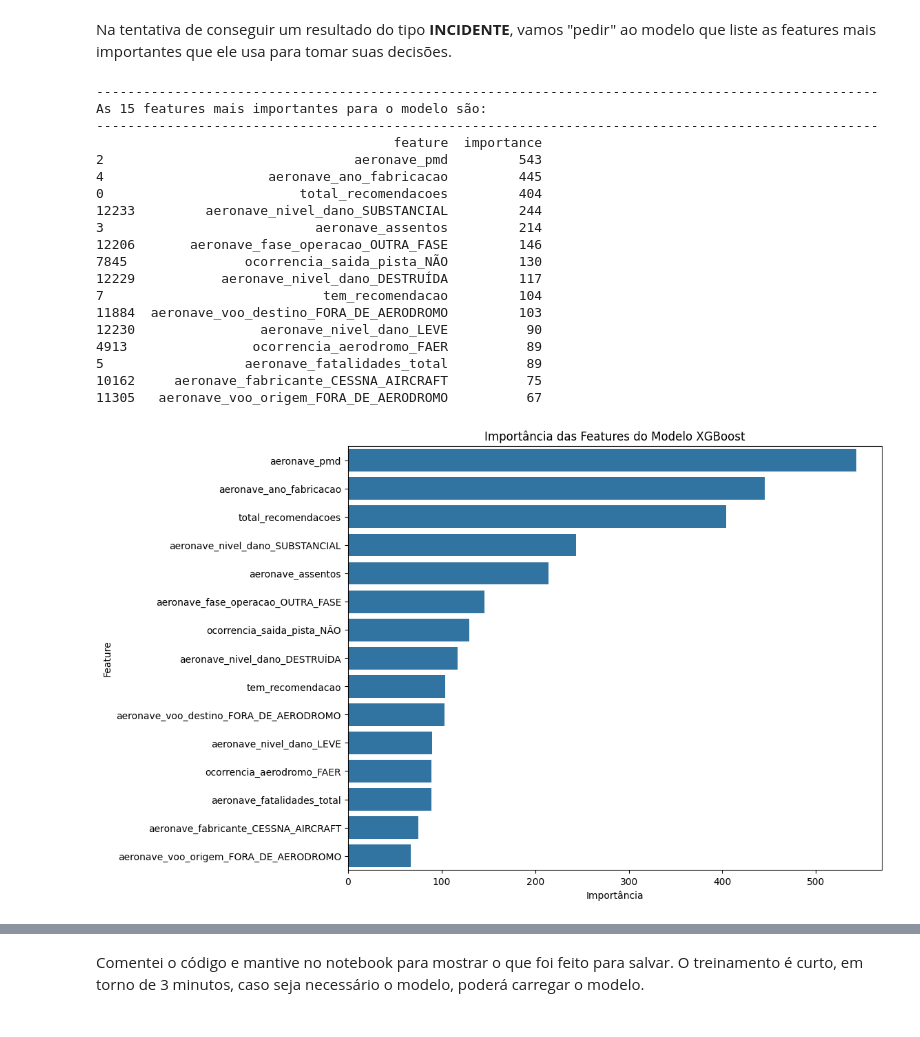
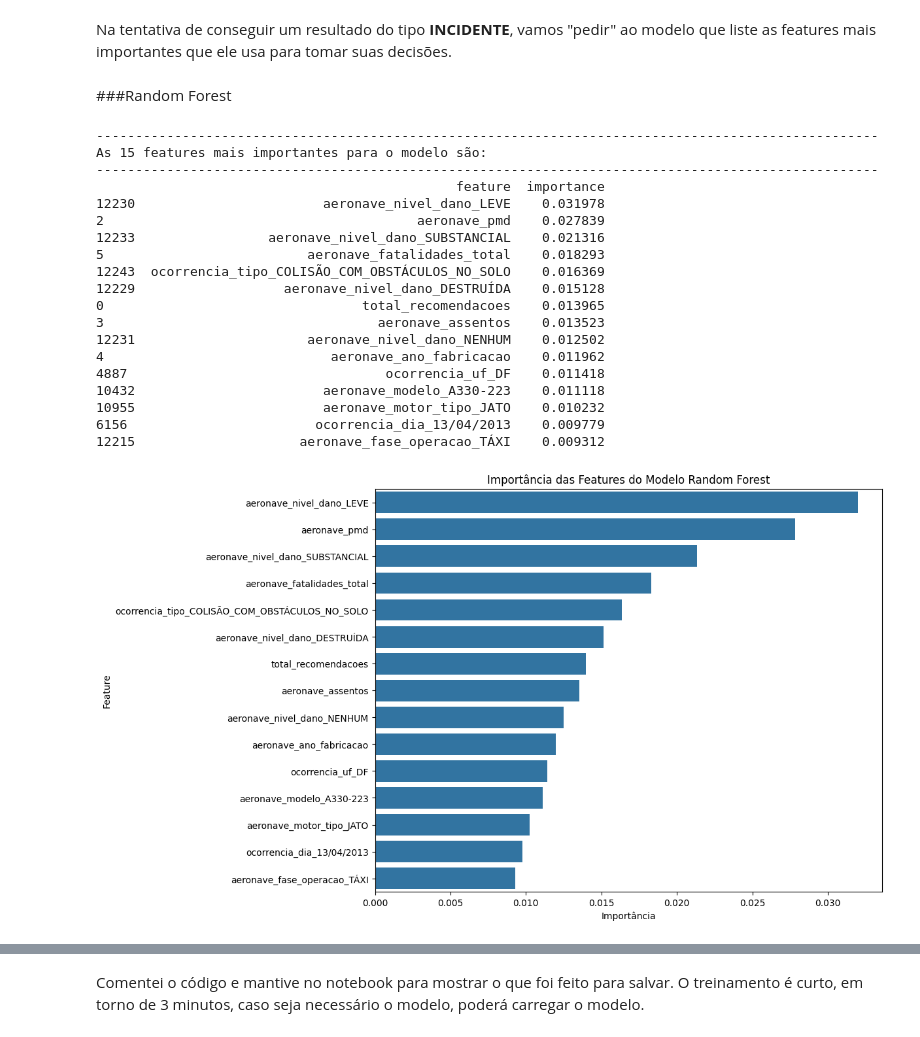
Before and after one commit to hannemanbr/PUC-Rio-MVP-Machine_Learning_Analytics, a Jupyter notebook: THOMAS_MVP_SPRINT_3_Machine_Learning_&_Analytics.ipynb, the cells around one changed output, grey strips where cells are left out. Saved outputs shown, nothing was run; the diff lists cells and outputs as text; code cells hidden in the pictures.

```diff
--- a/THOMAS_MVP_SPRINT_3_Machine_Learning_&_Analytics.ipynb
+++ b/THOMAS_MVP_SPRINT_3_Machine_Learning_&_Analytics.ipynb
@@ -1392,50 +1730,52 @@ Não consegui testar com parâmetros que possam gerar a previsão **INCIDENTE**,
 ##Verificando as features mais importantes
 # %% [markdown]
 Na tentativa de conseguir um resultado do tipo **INCIDENTE**, vamos "pedir" ao modelo que liste as features mais importantes que ele usa para tomar suas decisões.
+# %% [markdown]
+###Random Forest
 # %%
 # Obter a importância das features a partir do modelo treinado
-importances = model_final.feature_importances_
+importances = model_rf_smote.feature_importances_
 
 # Criar um DataFrame com a importancia de cada feature
 feature_importance_df = pd.DataFrame({
     'feature': X_train.columns,
     'importance': importances
 })
 
 # Ordenar o dataFrame de acordo com as features mais importantes
 feature_importance_df = feature_importance_df.sort_values(by='importance', ascending=False)
 
 # Listar as 15 features mais importantes
 separadorLinha()
 print("As 15 features mais importantes para o modelo são:")
 separadorLinha()
 print(feature_importance_df.head(15))
 
 # Gerar gráfico de barras com o resultado
 plt.figure(figsize=(10, 8))
 sns.barplot(x='importance', y='feature', data=feature_importance_df.head(15))
-plt.title('Importância das Features do Modelo XGBoost')
+plt.title('Importância das Features do Modelo Random Forest')
 plt.xlabel('Importância')
 plt.ylabel('Feature')
 plt.show()
 # %% [output]
 ----------------------------------------------------------------------------------------------------
 As 15 features mais importantes para o modelo são:
 ----------------------------------------------------------------------------------------------------
-                                      feature  importance
-2                                aeronave_pmd         543
-4                     aeronave_ano_fabricacao         445
-0                         total_recomendacoes         404
-12233         aeronave_nivel_dano_SUBSTANCIAL         244
-3                           aeronave_assentos         214
-12206       aeronave_fase_operacao_OUTRA_FASE         146
-7845               ocorrencia_saida_pista_NÃO         130
-12229           aeronave_nivel_dano_DESTRUÍDA         117
-7                            tem_recomendacao         104
-11884  aeronave_voo_destino_FORA_DE_AERODROMO         103
-12230                aeronave_nivel_dano_LEVE          90
-4913                ocorrencia_aerodromo_FAER          89
-5                  aeronave_fatalidades_total          89
-10162     aeronave_fabricante_CESSNA_AIRCRAFT          75
-11305   aeronave_voo_origem_FORA_DE_AERODROMO          67
+                                              feature  importance
+12230                        aeronave_nivel_dano_LEVE    0.031978
+2                                        aeronave_pmd    0.027839
+12233                 aeronave_nivel_dano_SUBSTANCIAL    0.021316
+5                          aeronave_fatalidades_total    0.018293
+12243  ocorrencia_tipo_COLISÃO_COM_OBSTÁCULOS_NO_SOLO    0.016369
+12229                   aeronave_nivel_dano_DESTRUÍDA    0.015128
+0                                 total_recomendacoes    0.013965
+3                                   aeronave_assentos    0.013523
+12231                      aeronave_nivel_dano_NENHUM    0.012502
+4                             aeronave_ano_fabricacao    0.011962
+4887                                 ocorrencia_uf_DF    0.011418
+10432                        aeronave_modelo_A330-223    0.011118
+10955                        aeronave_motor_tipo_JATO    0.010232
+6156                        ocorrencia_dia_13/04/2013    0.009779
+12215                     aeronave_fase_operacao_TÁXI    0.009312
-[figure, old version]
+[figure, new version]
```
Also changed, not shown: parts of 84 cells of this notebook.
